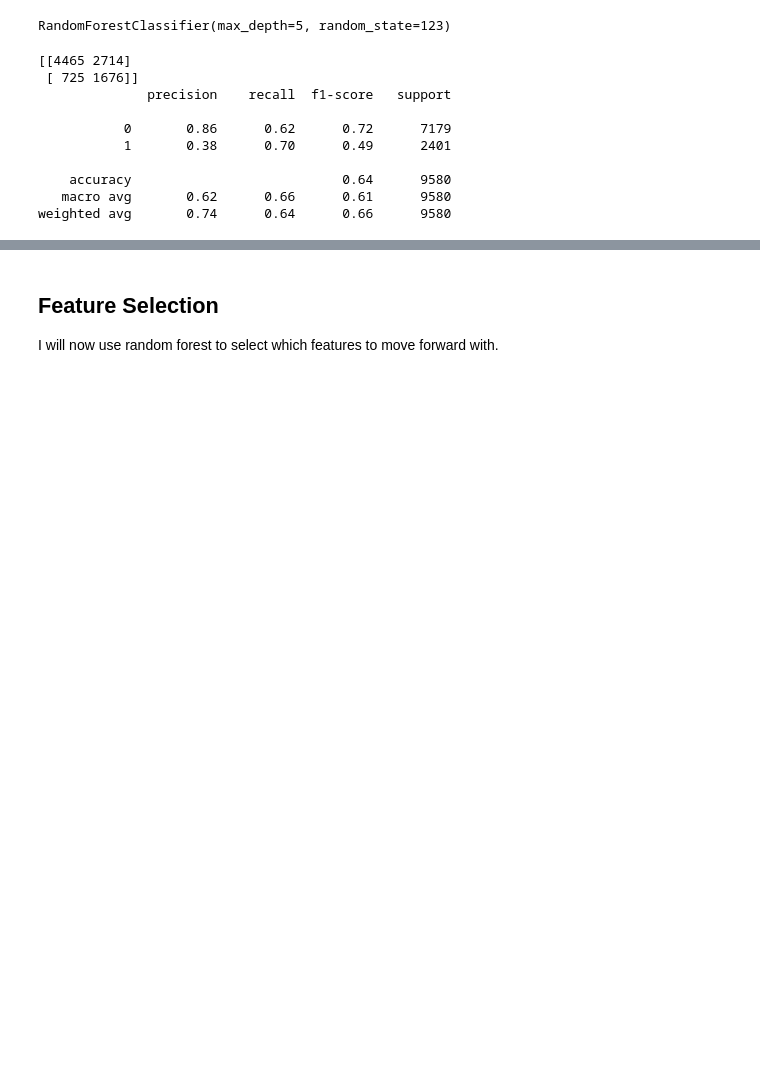
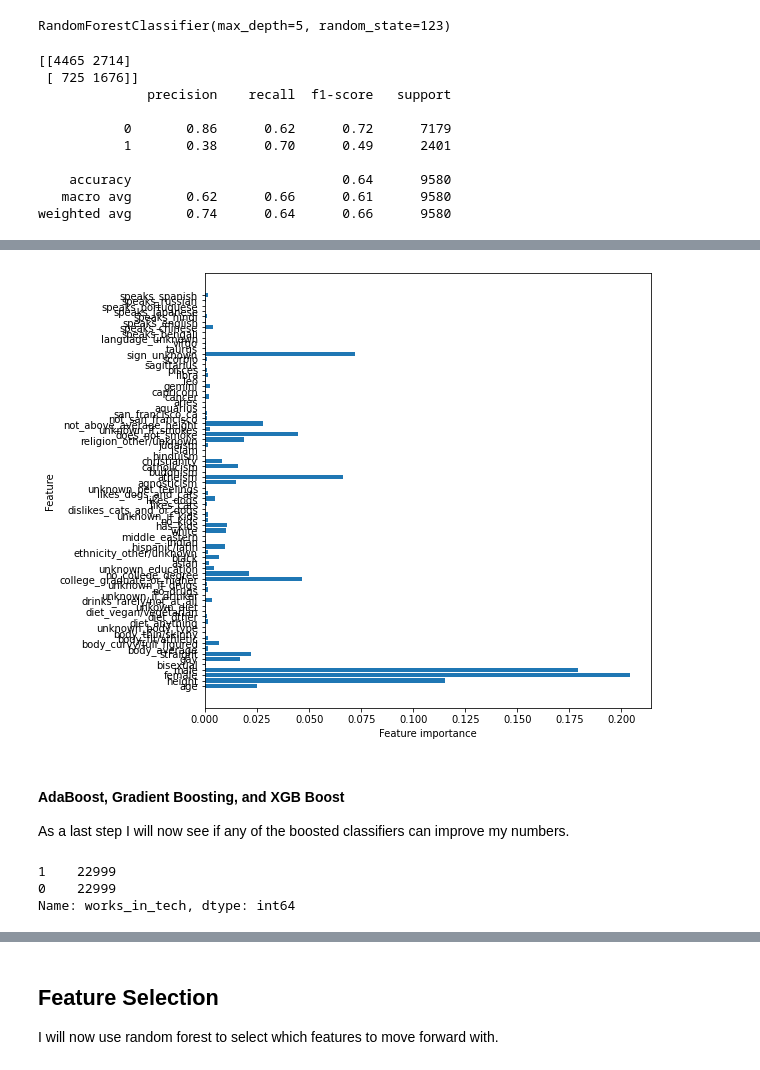
Before and after one commit to DataOnATangent/Representative_Profiles_Machine_Learning_Project, a Jupyter notebook: model_tests/model_test_part_2.ipynb, the cells around one changed output, grey strips where cells are left out. Saved outputs shown, nothing was run; the diff lists cells and outputs as text; code cells hidden in the pictures; blank space fills up the shorter version.

Commit message:
updated final notebook and added images

```diff
--- a/model_tests/model_test_part_2.ipynb
+++ b/model_tests/model_test_part_2.ipynb
@@ -291,7 +324,3 @@ Although this model also performs better than the baseline and unbalanced dta mo
 # %% [markdown]
 ### Decision Tree Model
 Now I will run my model without dummies thru a decision model.
-# %%
-# Create the classifier, fit it on the training data and make predictions on the test set
-clf = DecisionTreeClassifier(criterion='entropy')
-clf.fit(X_train, y_train)
@@ -415,0 +484,37 @@ This model appears to perform the best of the models I tried and so will be movi
+# %%
+#Creaes a function to check the importance of each feature
+def plot_feature_imporances(model):
+    n_features = X_train.shape[1]
+    plt.figure(figsize = (8,8))
+    plt.barh(range(n_features), model.feature_importances_, align = 'center')
+    plt.yticks(np.arange(n_features), X_train.columns.values)
+    plt.xlabel('Feature importance')
+    plt.ylabel('Feature')
+# %%
+plot_feature_imporances(forest)
+# %% [output]
+[figure, added]
+# %% [markdown]
+#### AdaBoost, Gradient Boosting, and XGB Boost
+
+As a last step I will now see if any of the boosted classifiers can improve my numbers.
+# %%
+#Variable Set Up
+X = dfd.drop(["works_in_tech"],axis=1) #Sets X to all columns except the target
+y = dfd["works_in_tech"] #Set the target column
+
+# Normalize the Data
+X = X.apply(lambda x : (x - x.min()) /(x.max() - x.min()),axis=0)
+
+#Split the data into a training and testing set
+X_train, X_test, y_train, y_test = train_test_split(X, y, test_size = 0.2 ,random_state=123)
+
+#Rebalance with
+sm = SMOTE(sampling_strategy = 'minority', random_state = 123)
+X_train, y_train = sm.fit_resample(X_train, y_train)
+
+print(pd.Series(y_train).value_counts())
+# %% [output]
+1    22999
+0    22999
+Name: works_in_tech, dtype: int64
```
Also changed, not shown: parts of 23 cells of this notebook, 25 other files.
